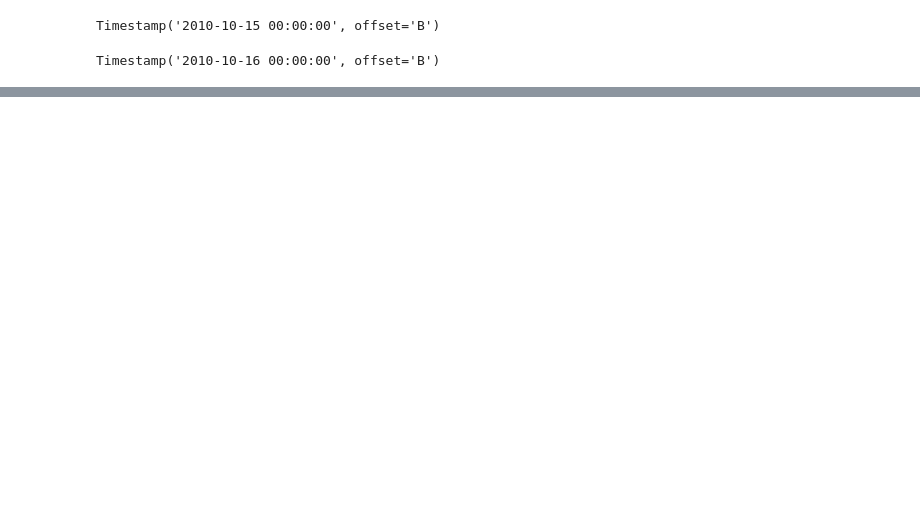
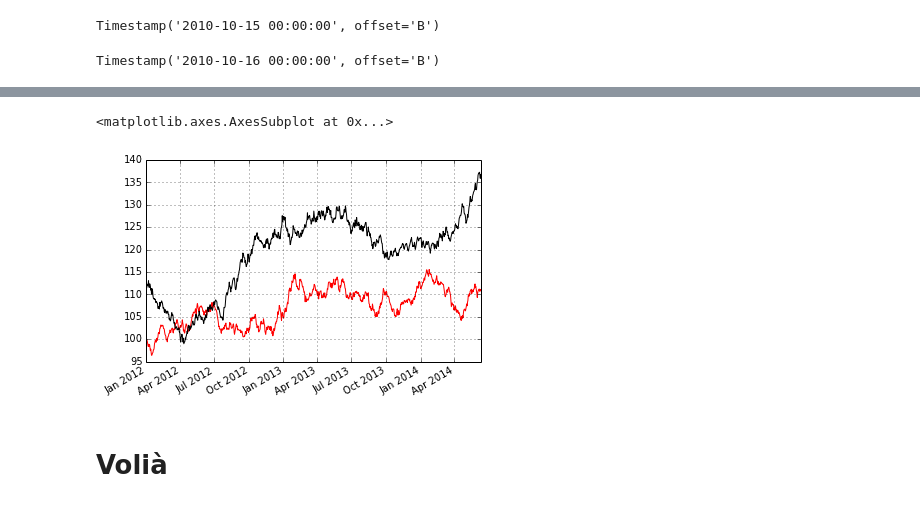
Before and after one commit to ferrandonea/learnpython, a Jupyter notebook: pandas/concatenardataframes.ipynb, the cells around one changed output, grey strips where cells are left out. Saved outputs shown, nothing was run; the diff lists cells and outputs as text; code cells hidden in the pictures; blank space fills up the shorter version.

```diff
--- a/pandas/concatenardataframes.ipynb
+++ b/pandas/concatenardataframes.ipynb
@@ -147,0 +214,10 @@ data_mean.plot()
+# %%
+merge_y_y3=pd.concat([y, y3], axis=0)
+merge_y2_y4=pd.concat([y2, y4], axis=0)
+merge_y_y3.plot(color='red')
+merge_y2_y4.plot(color='black')
+# %% [output]
+<matplotlib.axes.AxesSubplot at 0x...>
+[figure, added]
+# %% [markdown]
+# Volià
```
Also changed, not shown: parts of 14 cells of this notebook.
